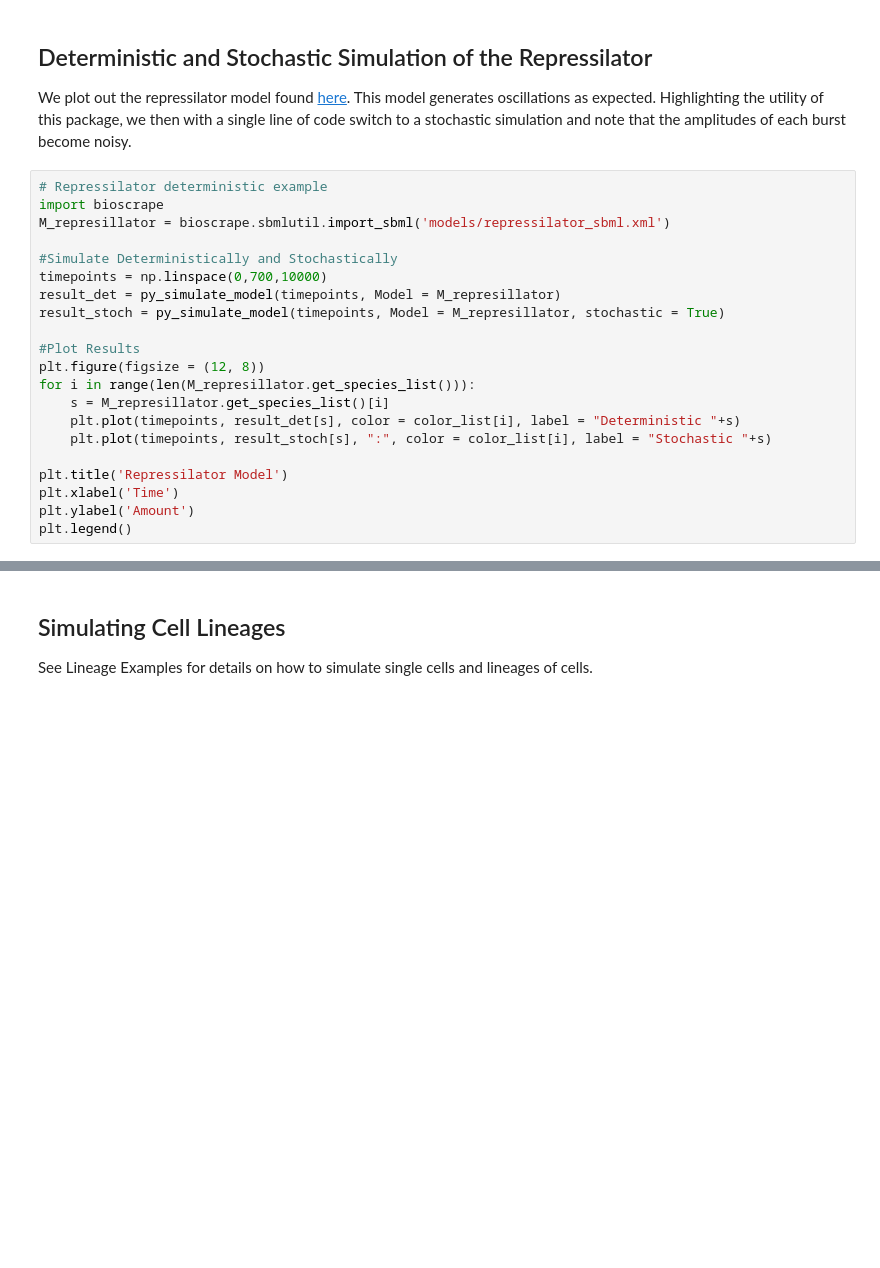
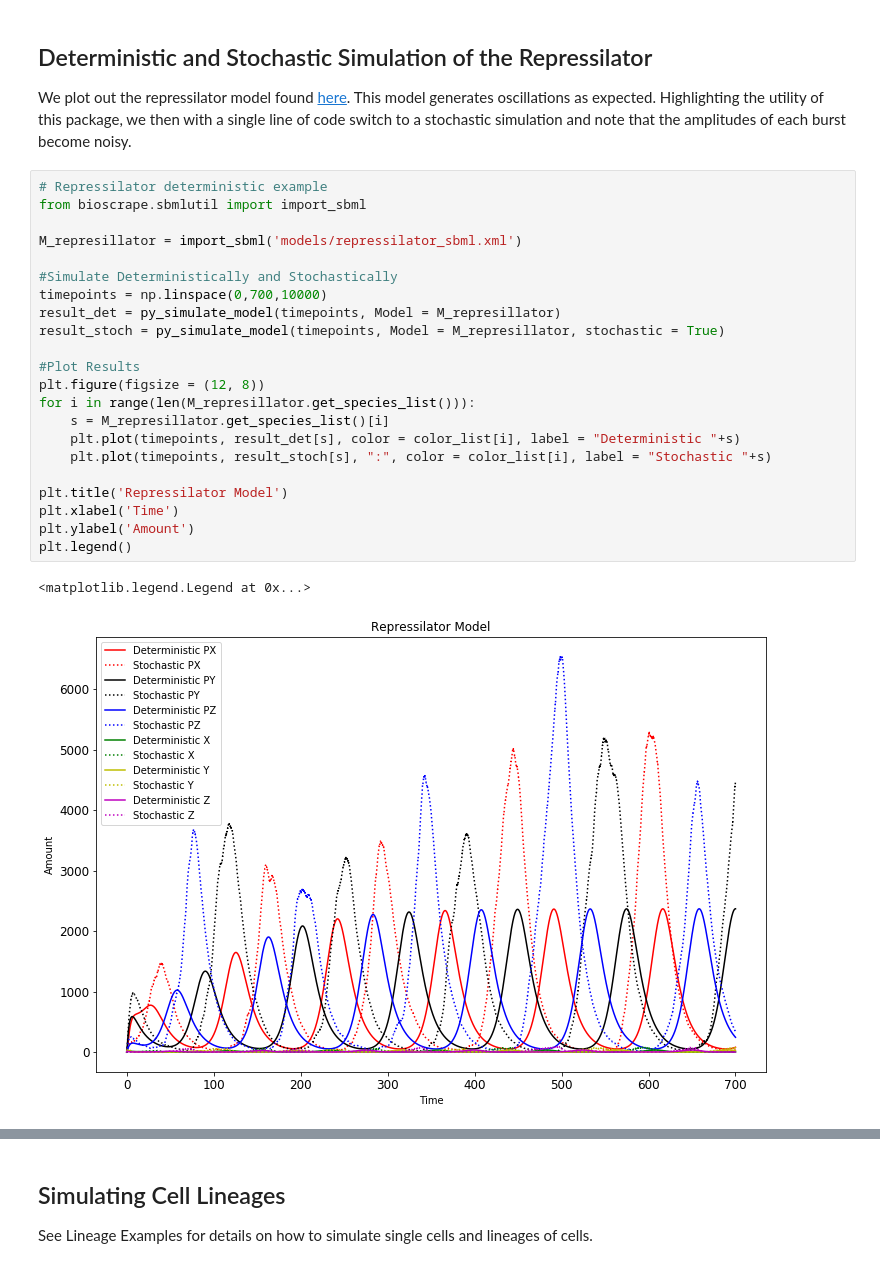
Before and after one commit to biocircuits/bioscrape, a Jupyter notebook: examples/Basic Examples - START HERE.ipynb, the cells around one changed output, grey strips where cells are left out. Saved outputs shown, nothing was run; the diff lists cells and outputs as text; blank space fills up the shorter version.

Commit message:
sbml working version

```diff
--- a/examples/Basic Examples - START HERE.ipynb
+++ b/examples/Basic Examples - START HERE.ipynb
@@ -334,22 +345,26 @@ plt.legend()
 We  plot out the repressilator model found <a href="http://www.ebi.ac.uk/biomodels-main/BIOMD0000000012">here</a>. This model generates oscillations as expected. Highlighting the utility of this package, we then with a single line of code switch to a stochastic simulation and note that the amplitudes of each burst become noisy.
 # %%
 # Repressilator deterministic example
-import bioscrape
-M_represillator = bioscrape.sbmlutil.import_sbml('models/repressilator_sbml.xml')
+from bioscrape.sbmlutil import import_sbml
+
+M_represillator = import_sbml('models/repressilator_sbml.xml')
 
 #Simulate Deterministically and Stochastically
 timepoints = np.linspace(0,700,10000)
 result_det = py_simulate_model(timepoints, Model = M_represillator)
 result_stoch = py_simulate_model(timepoints, Model = M_represillator, stochastic = True)
 
 #Plot Results
 plt.figure(figsize = (12, 8))
 for i in range(len(M_represillator.get_species_list())):
     s = M_represillator.get_species_list()[i]
     plt.plot(timepoints, result_det[s], color = color_list[i], label = "Deterministic "+s)
     plt.plot(timepoints, result_stoch[s], ":", color = color_list[i], label = "Stochastic "+s)
 
 plt.title('Repressilator Model')
 plt.xlabel('Time')
 plt.ylabel('Amount')
 plt.legend()
+# %% [output]
+<matplotlib.legend.Legend at 0x...>
+[figure, added]
```
Also changed, not shown: parts of 10 cells of this notebook, 9 other files.
